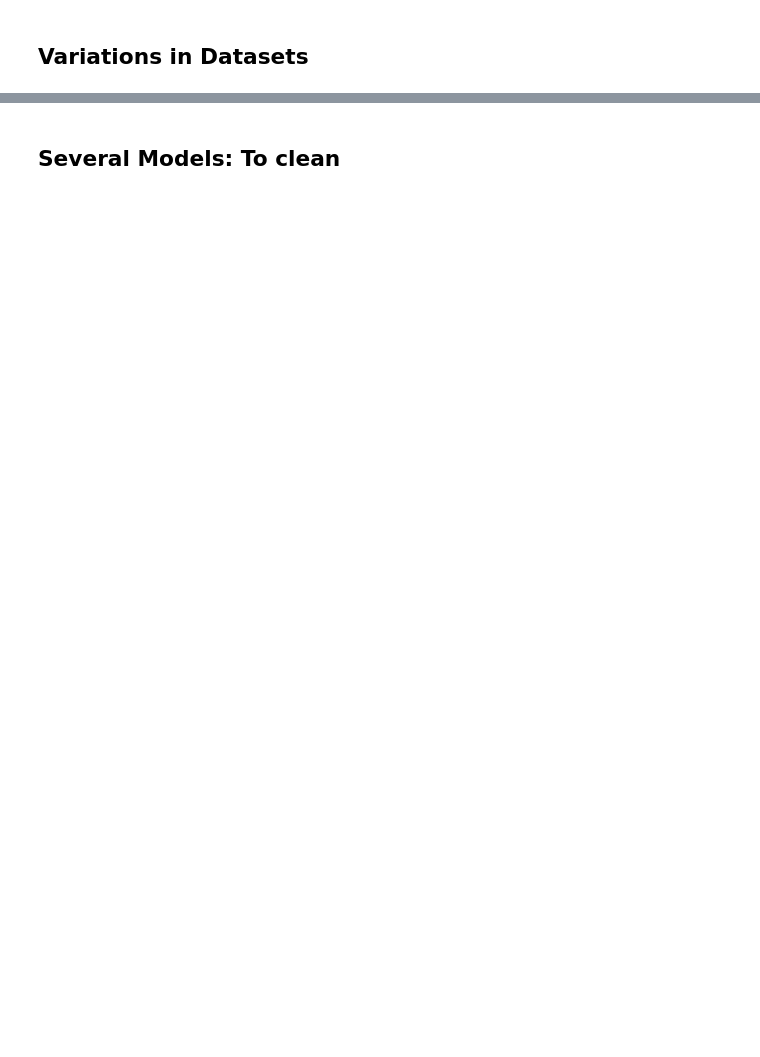
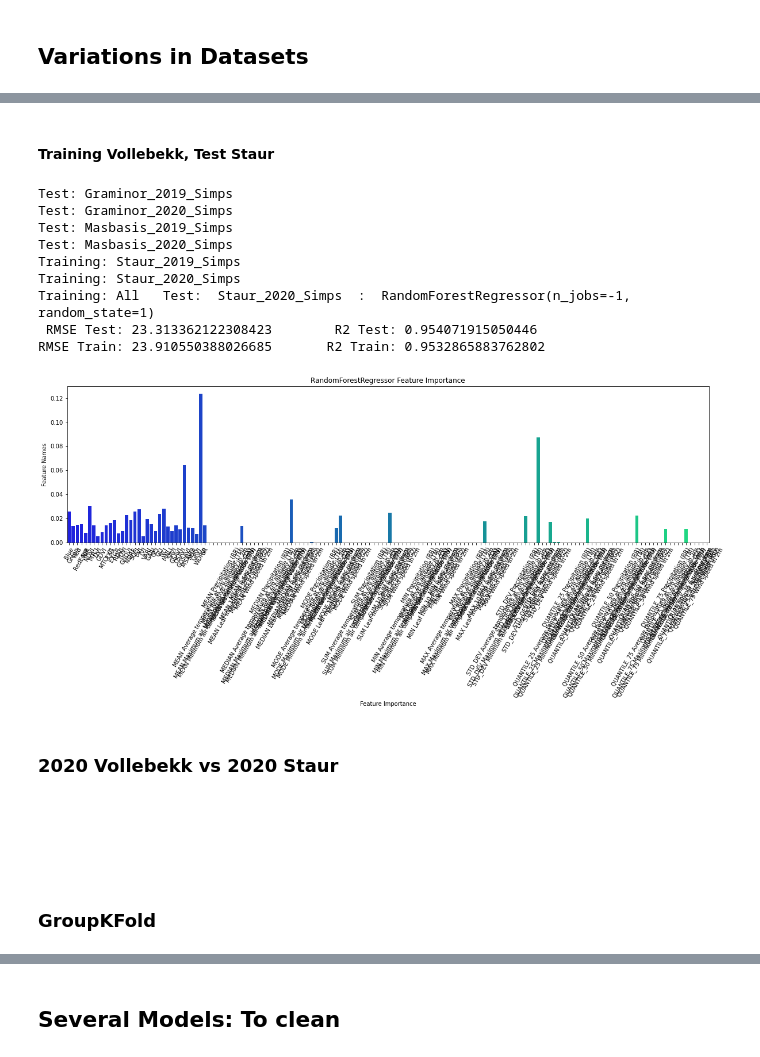
Before and after one commit to fahadijaz/spring_wheat_yield_prediction, a Jupyter notebook: 4. Model Training.ipynb, the cells around one changed output, grey strips where cells are left out. Saved outputs shown, nothing was run; the diff lists cells and outputs as text; code cells hidden in the pictures; blank space fills up the shorter version.

```diff
--- a/4. Model Training.ipynb
+++ b/4. Model Training.ipynb
@@ -582,0 +866,10 @@ id_cols_new = ['Plot_ID']
+# %%
+# Create a DataFrame using a Dictionary
+data={'feature_names':importances,'feature_importance':training_features}
+feat_imp_df = pd.DataFrame(data)
+
+# Dropping features whose importance is zero
+importances_x, names_x = zip(*(
+    (x, y) for x, y in zip(importances, training_features) if x >= 0.000005))
+print(type(names_x),names_x)
+print(type(importances_x), importances_x)
@@ -582,0 +892,3 @@ id_cols_new = ['Plot_ID']
+# %%
+for x in importances_x:
+    print(type(x))
@@ -582,0 +915,5 @@ id_cols_new = ['Plot_ID']
+# %%
+training_features = base_indices+spectral_indices+environment_var
+# training_features = base_indices+spectral_indices
+target_features = ['GrainYield']
+group_feature = ['Name']
@@ -582,0 +973,59 @@ id_cols_new = ['Plot_ID']
+# %% [markdown]
+#### Training Vollebekk, Test Staur
+# %%
+# Iterating through all possible permutations of the fields dataset
+
+temp_list = all_df_simps.copy()
+temp_list.remove(df)
+
+# Making list of training dfs for conct before training
+train_df_list = []
+for x in all_df_simps:
+    if not 'Staur' in x and not 'Robot' in x:
+        print('Test:', x)
+        train_df_list.append(locals()[x])
+
+# Making list of test dfs for conct before training
+test_df_list = []
+for x in all_df_simps:
+    if 'Staur' in x:
+        print('Training:', x)
+        test_df_list.append(locals()[x])
+
+
+
+train_df = pd.concat(temp_df_list)
+test_df = pd.concat(test_df_list)
+
+X_train = train_df[training_features]
+y_train = train_df[target_features].values.ravel()
+X_test = test_df[training_features]
+y_test = test_df[target_features].values.ravel()
+
+
+# Getting scores using cross_val_score
+for model in models:
+    print('Training: All  ','Test: ', df, ' : ', model)
+    importances = training_regr(model, X_train, y_train, X_test, y_test)
+    if importances is not None:
+#             plot_feat_imp(importances[:len(base_indices+spectral_indices)], model, base_indices+spectral_indices)
+        plot_feat_imp(importances, model, training_features)
+# %% [output]
+Test: Graminor_2019_Simps
+Test: Graminor_2020_Simps
+Test: Masbasis_2019_Simps
+Test: Masbasis_2020_Simps
+Training: Staur_2019_Simps
+Training: Staur_2020_Simps
+Training: All   Test:  Staur_2020_Simps  :  RandomForestRegressor(n_jobs=-1, random_state=1)
+ RMSE Test: 23.313362122308423        R2 Test: 0.954071915050446
+RMSE Train: 23.910550388026685       R2 Train: 0.9532865883762802
+[figure, added]
+# %% [markdown]
+### 2020 Vollebekk vs 2020 Staur
+# %% [markdown]
+###
+# %% [markdown]
+###
+# %% [markdown]
+### GroupKFold
```
Also changed, not shown: parts of 74 cells of this notebook, 46 other files.
